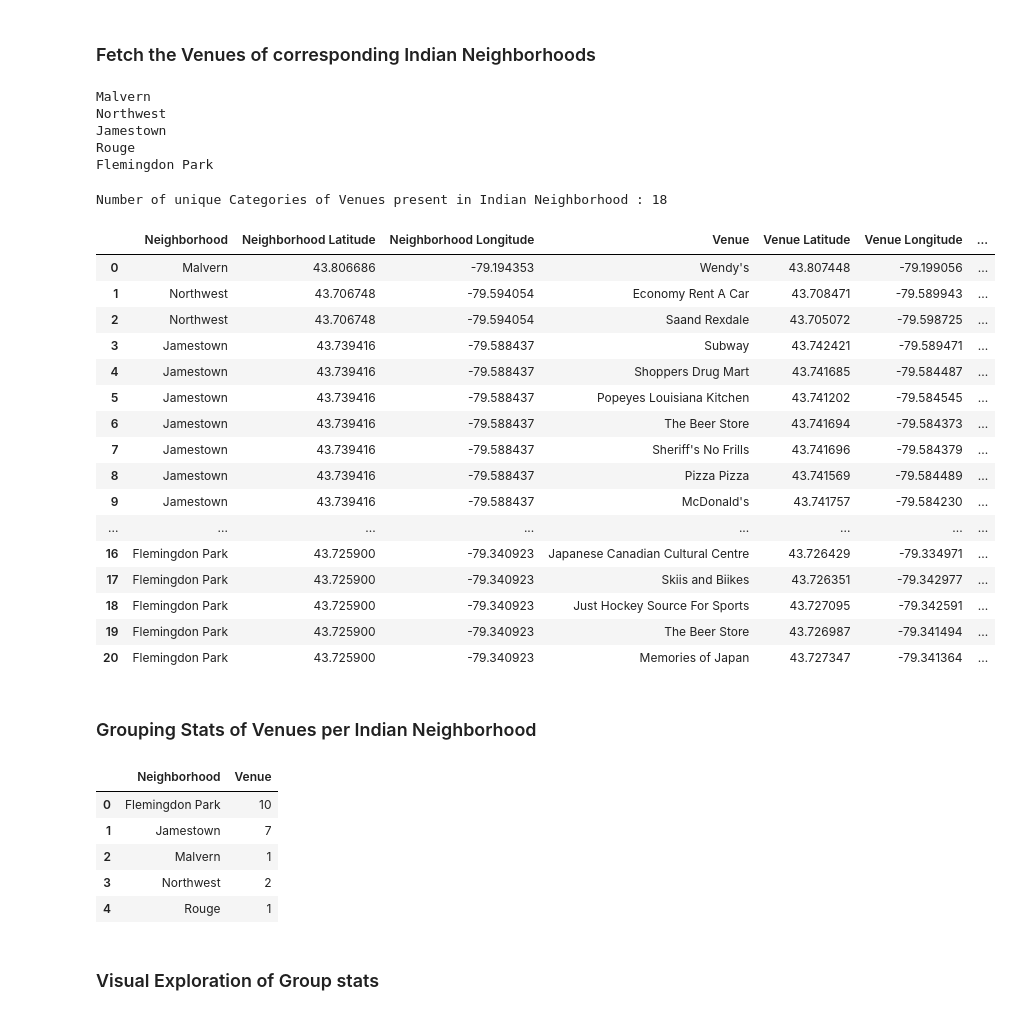
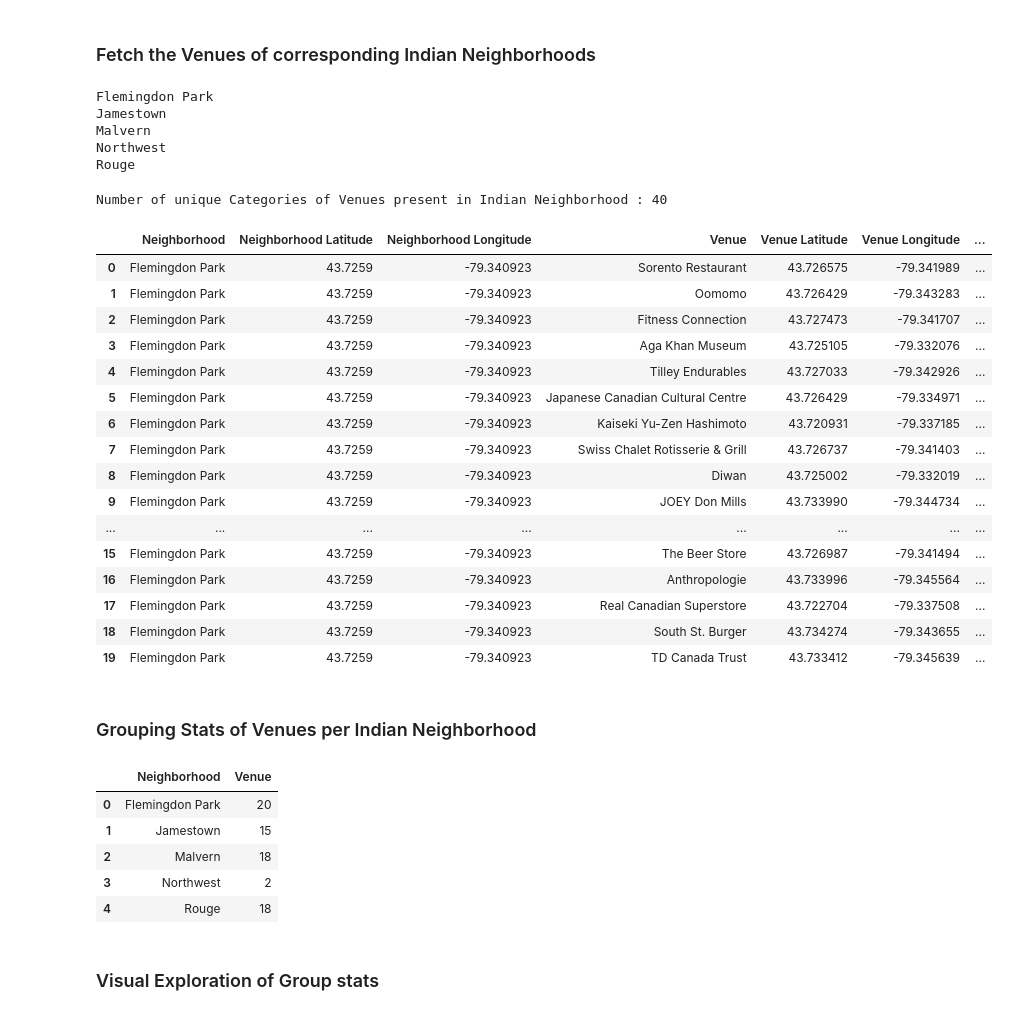
Before and after one commit to anand-sukumar/Coursera_Capstone, a Jupyter notebook: Indian Restaurant at Toronto Recommendation.ipynb, the cells around one changed output. Saved outputs shown, nothing was run; the diff lists cells and outputs as text; code cells hidden in the pictures.

```diff
--- a/Indian Restaurant at Toronto Recommendation.ipynb
+++ b/Indian Restaurant at Toronto Recommendation.ipynb
@@ -272,10 +272,10 @@ map_indian_toronto
 # %%
 # The code was removed by Watson Studio for sharing.
 # %%
-def getNearbyVenues(names, latitudes, longitudes, radius=500):
+def getNearbyVenues(names, latitudes, longitudes, radius=1000):
 
     venues_list=[]
-    LIMIT = 10
+    LIMIT = 20
     for name, lat, lng in zip(names, latitudes, longitudes):
         print(name)
 
@@ -320,35 +320,35 @@ Indian_neighborhood_venues = getNearbyVenues(names=Indian_neighborhood['Neighbor
                                    longitudes=Indian_neighborhood['Longitude']
                                   )
 # %% [output]
+Flemingdon Park
+Jamestown
 Malvern
 Northwest
-Jamestown
 Rouge
-Flemingdon Park
 # %%
 print('Number of unique Categories of Venues present in Indian Neighborhood : {}'.format(len(Indian_neighborhood_venues['Venue Category'].unique())))
 # %% [output]
-Number of unique Categories of Venues present in Indian Neighborhood : 18
+Number of unique Categories of Venues present in Indian Neighborhood : 40
 # %%
-Indian_neighborhood_venues
+Indian_neighborhood_venues.head(20)
 # %% [output]
 |  | Neighborhood | Neighborhood Latitude | Neighborhood Longitude | Venue | Venue Latitude | Venue Longitude | ... |
-| 0 | Malvern | 43.806686 | -79.194353 | Wendy's | 43.807448 | -79.199056 | ... |
-| 1 | Northwest | 43.706748 | -79.594054 | Economy Rent A Car | 43.708471 | -79.589943 | ... |
-| 2 | Northwest | 43.706748 | -79.594054 | Saand Rexdale | 43.705072 | -79.598725 | ... |
-| 3 | Jamestown | 43.739416 | -79.588437 | Subway | 43.742421 | -79.589471 | ... |
-| 4 | Jamestown | 43.739416 | -79.588437 | Shoppers Drug Mart | 43.741685 | -79.584487 | ... |
-| 5 | Jamestown | 43.739416 | -79.588437 | Popeyes Louisiana Kitchen | 43.741202 | -79.584545 | ... |
-| 6 | Jamestown | 43.739416 | -79.588437 | The Beer Store | 43.741694 | -79.584373 | ... |
-| 7 | Jamestown | 43.739416 | -79.588437 | Sheriff's No Frills | 43.741696 | -79.584379 | ... |
-| 8 | Jamestown | 43.739416 | -79.588437 | Pizza Pizza | 43.741569 | -79.584489 | ... |
-| 9 | Jamestown | 43.739416 | -79.588437 | McDonald's | 43.741757 | -79.584230 | ... |
+| 0 | Flemingdon Park | 43.7259 | -79.340923 | Sorento Restaurant | 43.726575 | -79.341989 | ... |
+| 1 | Flemingdon Park | 43.7259 | -79.340923 | Oomomo | 43.726429 | -79.343283 | ... |
+| 2 | Flemingdon Park | 43.7259 | -79.340923 | Fitness Connection | 43.727473 | -79.341707 | ... |
+| 3 | Flemingdon Park | 43.7259 | -79.340923 | Aga Khan Museum | 43.725105 | -79.332076 | ... |
+| 4 | Flemingdon Park | 43.7259 | -79.340923 | Tilley Endurables | 43.727033 | -79.342926 | ... |
+| 5 | Flemingdon Park | 43.7259 | -79.340923 | Japanese Canadian Cultural Centre | 43.726429 | -79.334971 | ... |
+| 6 | Flemingdon Park | 43.7259 | -79.340923 | Kaiseki Yu-Zen Hashimoto | 43.720931 | -79.337185 | ... |
+| 7 | Flemingdon Park | 43.7259 | -79.340923 | Swiss Chalet Rotisserie & Grill | 43.726737 | -79.341403 | ... |
+| 8 | Flemingdon Park | 43.7259 | -79.340923 | Diwan | 43.725002 | -79.332019 | ... |
+| 9 | Flemingdon Park | 43.7259 | -79.340923 | JOEY Don Mills | 43.733990 | -79.344734 | ... |
 | ... | ... | ... | ... | ... | ... | ... | ... |
-| 16 | Flemingdon Park | 43.725900 | -79.340923 | Japanese Canadian Cultural Centre | 43.726429 | -79.334971 | ... |
-| 17 | Flemingdon Park | 43.725900 | -79.340923 | Skiis and Biikes | 43.726351 | -79.342977 | ... |
-| 18 | Flemingdon Park | 43.725900 | -79.340923 | Just Hockey Source For Sports | 43.727095 | -79.342591 | ... |
-| 19 | Flemingdon Park | 43.725900 | -79.340923 | The Beer Store | 43.726987 | -79.341494 | ... |
-| 20 | Flemingdon Park | 43.725900 | -79.340923 | Memories of Japan | 43.727347 | -79.341364 | ... |
+| 15 | Flemingdon Park | 43.7259 | -79.340923 | The Beer Store | 43.726987 | -79.341494 | ... |
+| 16 | Flemingdon Park | 43.7259 | -79.340923 | Anthropologie | 43.733996 | -79.345564 | ... |
+| 17 | Flemingdon Park | 43.7259 | -79.340923 | Real Canadian Superstore | 43.722704 | -79.337508 | ... |
+| 18 | Flemingdon Park | 43.7259 | -79.340923 | South St. Burger | 43.734274 | -79.343655 | ... |
+| 19 | Flemingdon Park | 43.7259 | -79.340923 | TD Canada Trust | 43.733412 | -79.345639 | ... |
 # %% [markdown]
 ### Grouping Stats of Venues per Indian Neighborhood
 # %%
@@ -359,11 +359,11 @@ Indian_neighborhood_stat = Indian_neighborhood_stat.reset_index()
 Indian_neighborhood_stat
 # %% [output]
 |  | Neighborhood | Venue |
-| 0 | Flemingdon Park | 10 |
-| 1 | Jamestown | 7 |
-| 2 | Malvern | 1 |
+| 0 | Flemingdon Park | 20 |
+| 1 | Jamestown | 15 |
+| 2 | Malvern | 18 |
 | 3 | Northwest | 2 |
-| 4 | Rouge | 1 |
+| 4 | Rouge | 18 |
 # %% [markdown]
 ### Visual Exploration of Group stats
 # %% [markdown]
```
Also changed, not shown: parts of 12 cells of this notebook.
